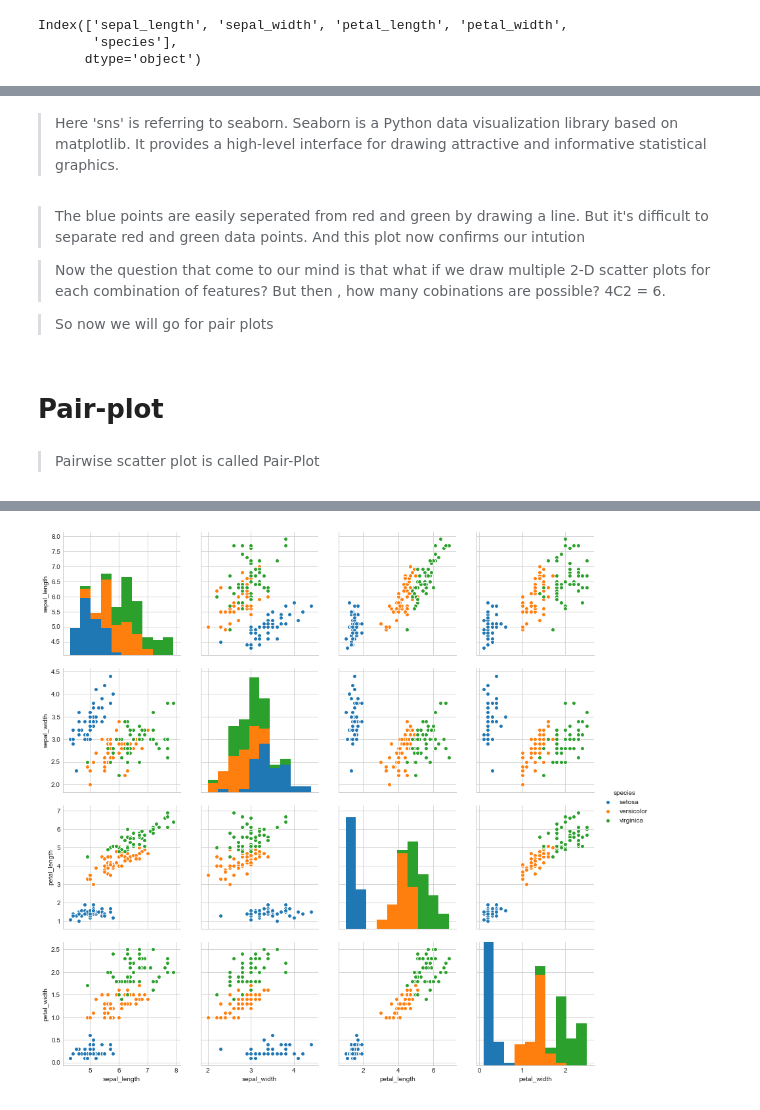
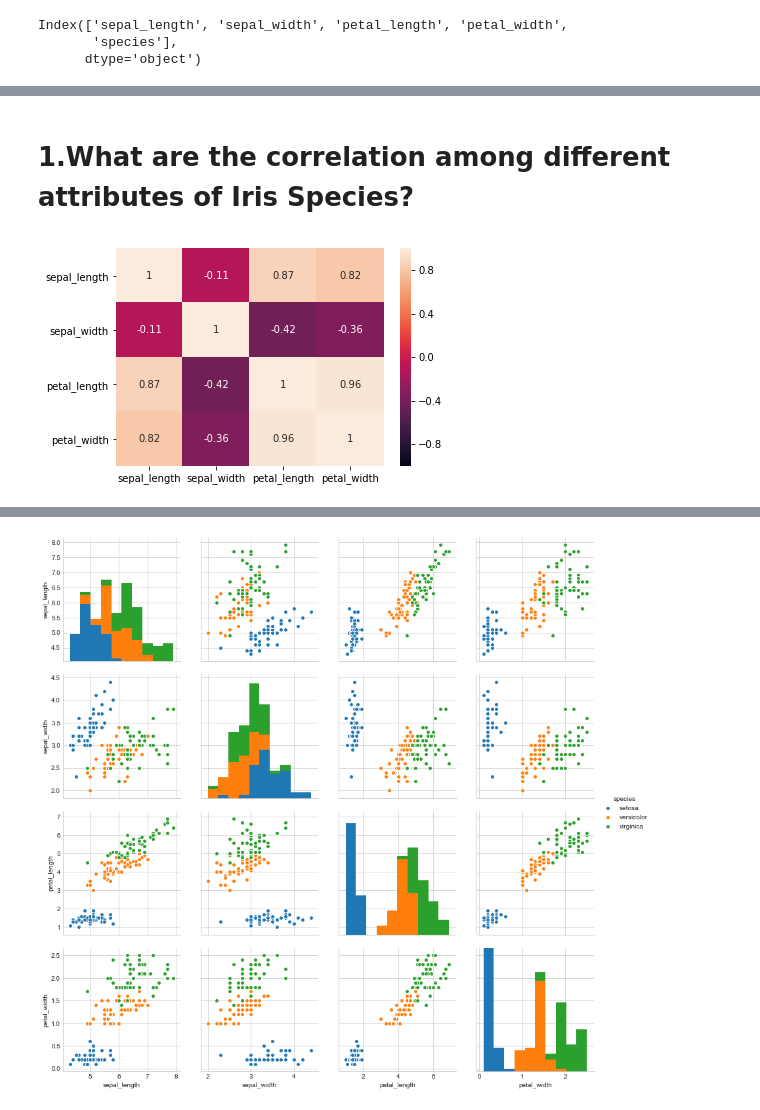
Before and after one commit to Rakesh9998/Iris-dataset-observation-Blog-your-solution-project-udacity-, a Jupyter notebook: Iris_project.ipynb, the cells around one changed output, grey strips where cells are left out. Cells and saved outputs as stored; diff of their text form; code cells hidden in the pictures.

```diff
--- a/Iris_project.ipynb
+++ b/Iris_project.ipynb
@@ -230,12 +52,8 @@ plt.show();
-# %% [markdown]
->Here 'sns' is referring to seaborn. Seaborn is a Python data visualization library based on matplotlib. It provides a high-level interface for drawing attractive and informative statistical graphics.
-# %% [markdown]
->The blue points are easily seperated from red and green by drawing a line. But it's difficult to separate red and green data points. And this plot now confirms our intution
-
->Now the question that come to our mind is that what if we draw multiple 2-D scatter plots for each combination of features? But then , how many cobinations are possible? 4C2 = 6.
-
-> So now we will go for pair plots
-# %% [markdown]
-#   Pair-plot
-# %% [markdown]
->Pairwise scatter plot is called Pair-Plot
+# %% [markdown]
+# 1.What are the correlation among different attributes of Iris Species?
+# %%
+#Pairwise correlation between attributes
+sns.heatmap(iris_dataset[['sepal_length', 'sepal_width', 'petal_length', 'petal_width' ]].corr(), vmin = -1, vmax=1, annot=True)
+plt.show()
+# %% [output]
+[figure, added]
```
Also changed, not shown: parts of 47 cells of this notebook.
